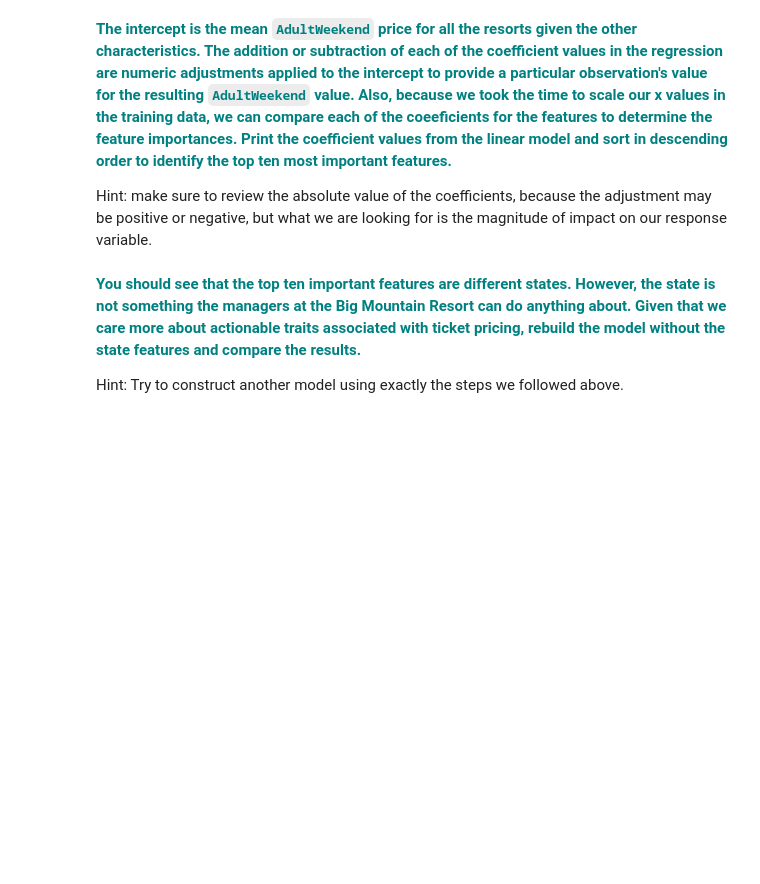
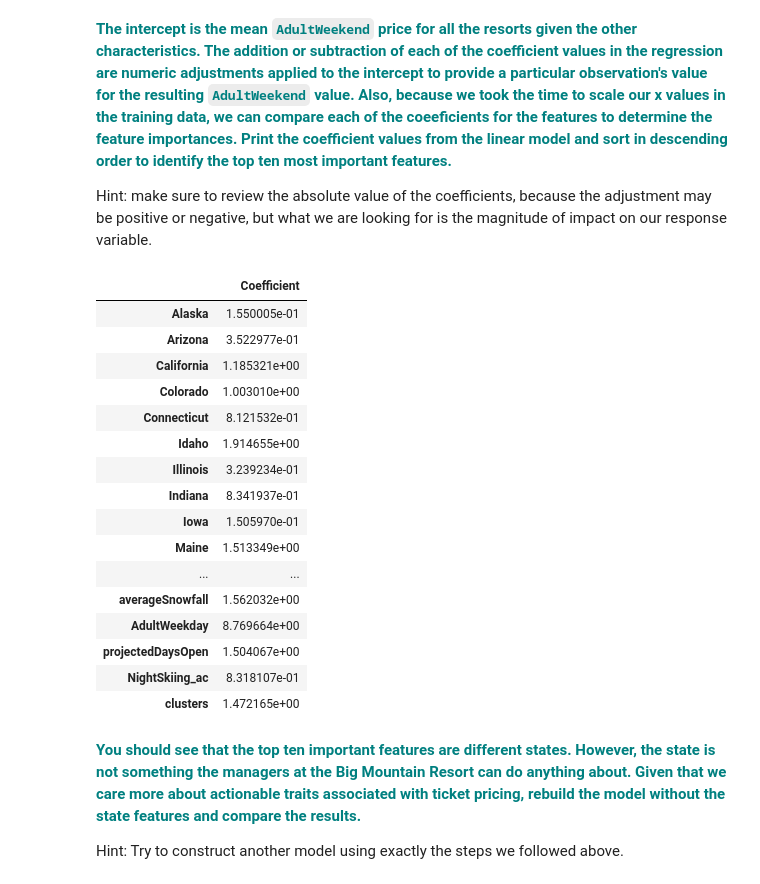
Before and after one commit to kiranchinta23/springboard, a Jupyter notebook: 06.Applying the Data Science method/02.Data_wrangling/GuidedCapstoneStep4 and step5HL.ipynb, the cells around one changed output. Drawn from its saved outputs; the diff is of its cells as text; code cells hidden in the pictures; blank space fills up the shorter version.

```diff
--- a/06.Applying the Data Science method/02.Data_wrangling/GuidedCapstoneStep4 and step5HL.ipynb
+++ b/06.Applying the Data Science method/02.Data_wrangling/GuidedCapstoneStep4 and step5HL.ipynb
@@ -144,10 +144,10 @@ This is the fifth step in the Data Science Method. In the previous steps you cle
 #### Model 1
 # %%
 #all first model set
-#from sklearn import linear_model
-#from sklearn.metrics import explained_variance_score,mean_absolute_error
-#lm = linear_model.LinearRegression()
-#model = lm.fit(X_train,y_train)
+from sklearn import linear_model
+from sklearn.metrics import explained_variance_score,mean_absolute_error
+lm = linear_model.LinearRegression()
+model = lm.fit(X_train,y_train)
 # %% [markdown]
 **<font color='teal'> Predict on the testing dataset and score the model performance with the y_test set and the y-pred values. The explained variance is a measure of the variation explained by the model. This is also known as the R-squared value. </font>**
 
@@ -171,7 +183,25 @@ Hint: our linear regression model `lm` has an attribute `intercept_` for the int
 Hint: make sure to review the absolute value of the coefficients, because the adjustment may be positive or negative, but what we are looking for is the magnitude of impact on our response variable.
 # %%
 # You might want to make a pandas DataFrame displaying the coefficients for each state like so:
-# pd.DataFrame(abs(lm.coef_), X.columns, columns=['Coefficient'])
+pd.DataFrame(abs(lm.coef_), X.columns, columns=['Coefficient'])
+# %% [output]
+|  | Coefficient |
+| Alaska | 1.550005e-01 |
+| Arizona | 3.522977e-01 |
+| California | 1.185321e+00 |
+| Colorado | 1.003010e+00 |
+| Connecticut | 8.121532e-01 |
+| Idaho | 1.914655e+00 |
+| Illinois | 3.239234e-01 |
+| Indiana | 8.341937e-01 |
+| Iowa | 1.505970e-01 |
+| Maine | 1.513349e+00 |
+| ... | ... |
+| averageSnowfall | 1.562032e+00 |
+| AdultWeekday | 8.769664e+00 |
+| projectedDaysOpen | 1.504067e+00 |
+| NightSkiing_ac | 8.318107e-01 |
+| clusters | 1.472165e+00 |
 # %% [markdown]
 **<font color='teal'>You should see that the top ten important features are different states. However, the state is not something the managers at the Big Mountain Resort can do anything about. Given that we care more about actionable traits associated with ticket pricing, rebuild the model without the state features and compare the results. </font>**
 
```
Also changed, not shown: parts of 17 cells of this notebook, 2 other files.
